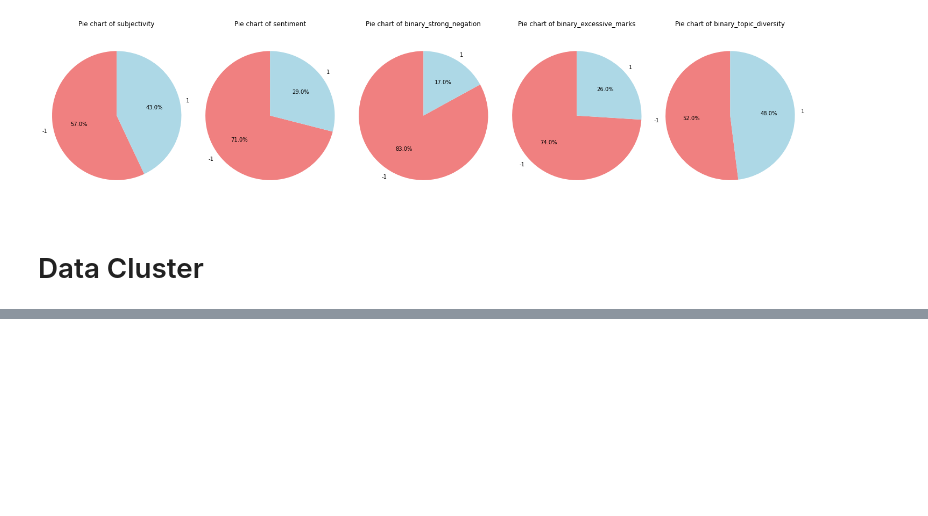
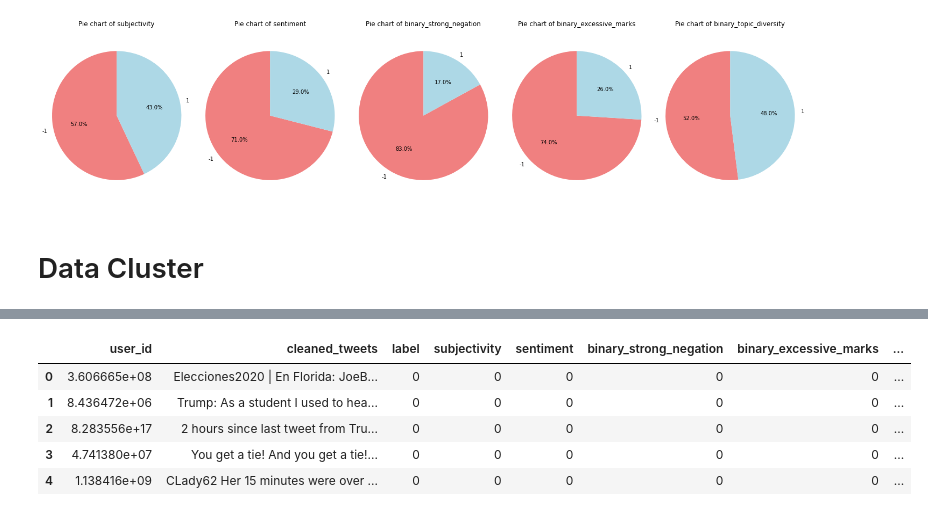
Before and after one commit to HaoyuFu2/DSC180B_Twitter_Political_Analysis, a Jupyter notebook: project_demo.ipynb, the cells around one changed output, grey strips where cells are left out. Cells and saved outputs as stored; diff of their text form; code cells hidden in the pictures; blank space fills up the shorter version.

```diff
--- a/project_demo.ipynb
+++ b/project_demo.ipynb
@@ -69,4 +32,18 @@ plt.show()
 [figure]
 # %% [markdown]
 # Data Cluster
+# %%
+labels_file = 'data/labels_sentiment.csv'
+tweets_file = 'data/cleaned_tweets.csv'
+
+merged_df = utc.load_and_merge_data(labels_file, tweets_file)
+label_columns = [
+    'label',
+    'subjectivity',
+    'sentiment',
+    'binary_strong_negation',
+    'binary_excessive_marks',
+    'binary_topic_diversity',
+    ]
+(merged_df, encoders) = utc.convert_labels(merged_df, label_columns)
 # %%
@@ -128,0 +67,21 @@ Accuracy: 0.8
+# %%
+predicted_new_data = utc.predict_new_data(tweets_file,trained_vectorizer, trained_svd, trained_model, label_columns)
+predicted_new_data = predicted_new_data[[
+    'user_id',
+    'cleaned_tweets',
+    'label',
+    'subjectivity',
+    'sentiment',
+    'binary_strong_negation',
+    'binary_excessive_marks',
+    'binary_topic_diversity',
+    ]]
+# predicted_new_data['label'] = predicted_new_data['label'].replace({0: 'Biden', 1: 'Trump'})
+display(predicted_new_data.head())
+# %% [output]
+|  | user_id | cleaned_tweets | label | subjectivity | sentiment | binary_strong_negation | binary_excessive_marks | ... |
+| 0 | 3.606665e+08 | Elecciones2020 | En Florida: JoeB... | 0 | 0 | 0 | 0 | 0 | ... |
+| 1 | 8.436472e+06 | Trump: As a student I used to hea... | 0 | 0 | 0 | 0 | 0 | ... |
+| 2 | 8.283556e+17 | 2 hours since last tweet from Tru... | 0 | 0 | 0 | 0 | 0 | ... |
+| 3 | 4.741380e+07 | You get a tie! And you get a tie!... | 0 | 0 | 0 | 0 | 0 | ... |
+| 4 | 1.138416e+09 | CLady62 Her 15 minutes were over ... | 0 | 0 | 0 | 0 | 0 | ... |
```
Also changed, not shown: parts of 13 cells of this notebook, 14 other files.
